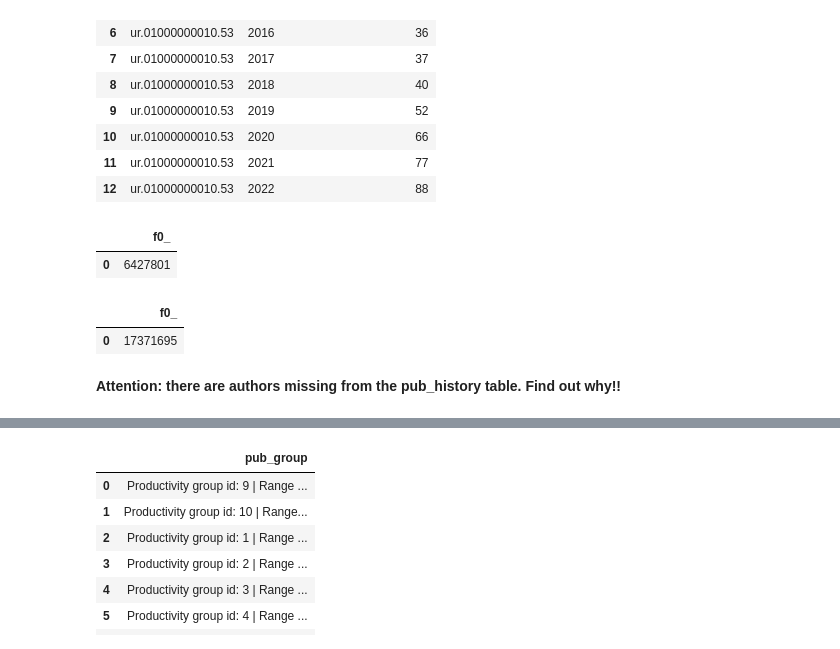
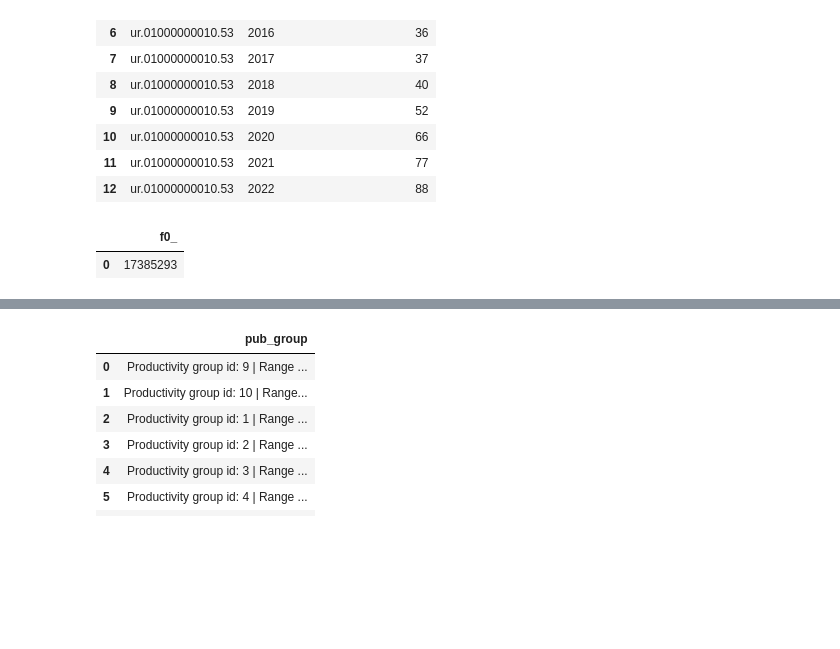
Before and after one commit to complexity-science-hub/SciFlows, a Jupyter notebook: Flows_1980_2022_first_level_for.ipynb, the cells around one changed output, grey strips where cells are left out. Saved outputs shown, nothing was run; the diff lists cells and outputs as text; code cells hidden in the pictures; blank space fills up the shorter version.

```diff
--- a/Flows_1980_2022_first_level_for.ipynb
+++ b/Flows_1980_2022_first_level_for.ipynb
@@ -1609,35 +1556,31 @@ ORDER BY year;
 # %%
 %%bigquery --project $project_id
 select count(distinct researcher_ids) from cshdimensionstest.test.au_pub_history_1980_2022
+-- 6,435,674
-# %% [output]
-|  | f0_ |
-| 0 | 6427801 |
 # %%
 %%bigquery --project $project_id
 
 CREATE OR REPLACE TABLE cshdimensionstest.test.flows_1980_2022_cum_pubs AS
 
 SELECT
   f.researcher_ids,
   f.unit1,
   f.unit2,
   f.p1,
   f.p2,
   (
     SELECT
       MAX(a.cumulative_publications)
     FROM
       cshdimensionstest.test.au_cumulative_pubs_1980_2022 a
     WHERE
        a.researcher_ids = f.researcher_ids
       AND a.year = f.p2
   ) AS source_cumulative_pubs
 FROM
   cshdimensionstest.test.flows_1980_2022 f;
 
-SELECT COUNT(*) FROM cshdimensionstest.test.flows_1980_2022_cum_pubs; -- 	17371695
+SELECT COUNT(*) FROM cshdimensionstest.test.flows_1980_2022_cum_pubs; -- 	17,385,293
 # %% [output]
 |  | f0_ |
-| 0 | 17371695 |
+| 0 | 17385293 |
-# %% [markdown]
-**Attention: there are authors missing from the pub_history table. Find out why!!**
```
Also changed, not shown: parts of 81 cells of this notebook.
